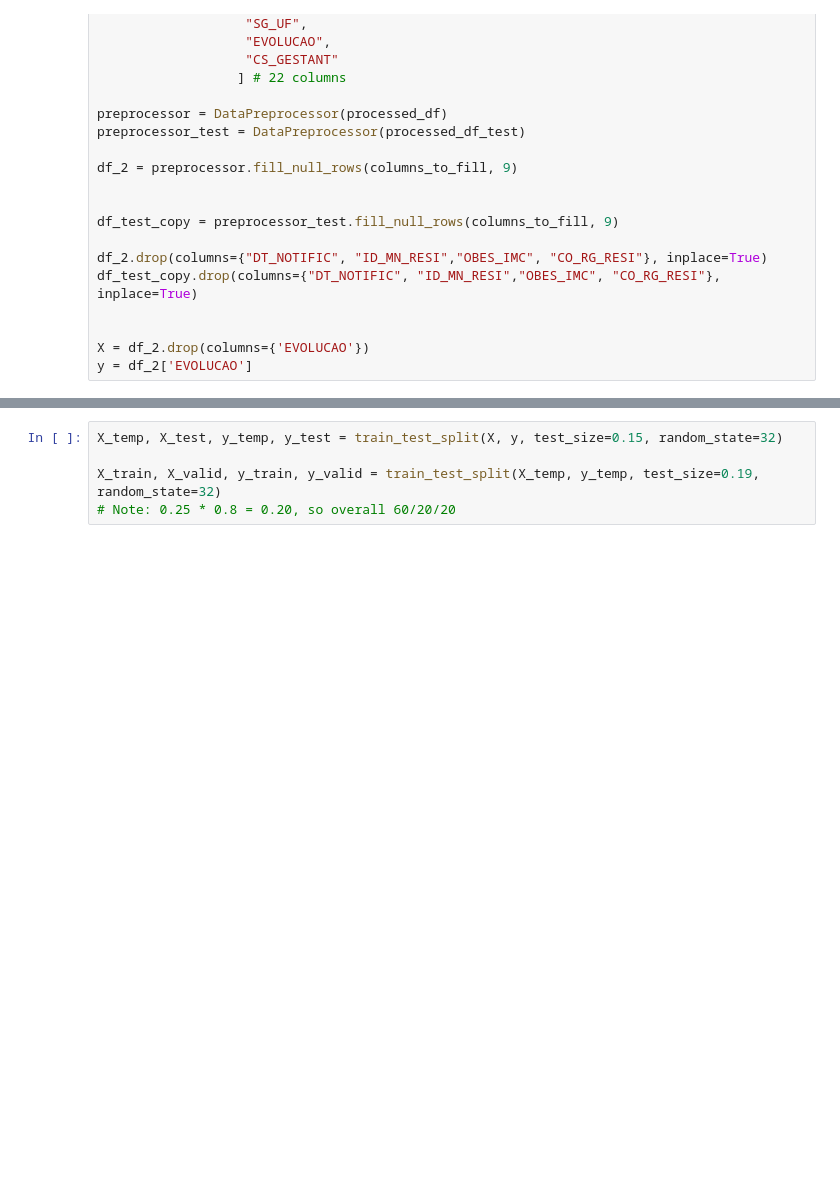
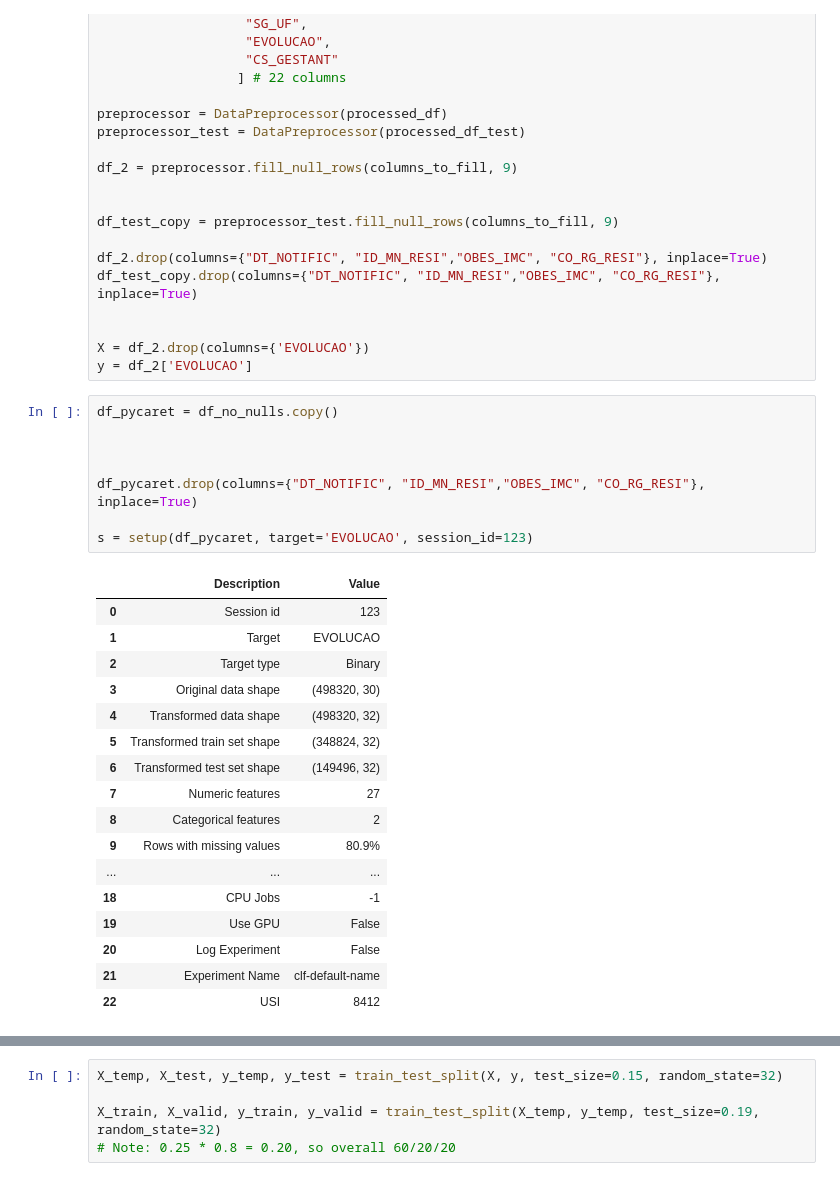
Before and after one commit to auserafim/ai-notebooks, a Jupyter notebook: covid_in_brazil/covid_in_brazil.ipynb, the cells around one changed output, grey strips where cells are left out. Cells and saved outputs as stored; diff of their text form; blank space fills up the shorter version.

Commit message:
stated using pycaret

```diff
--- a/covid_in_brazil/covid_in_brazil.ipynb
+++ b/covid_in_brazil/covid_in_brazil.ipynb
@@ -264,3 +264,29 @@ df_test_copy.drop(columns={"DT_NOTIFIC", "ID_MN_RESI","OBES_IMC", "CO_RG_RESI"},
 
 X = df_2.drop(columns={'EVOLUCAO'})
 y = df_2['EVOLUCAO']
+# %%
+df_pycaret = df_no_nulls.copy()
+
+
+
+df_pycaret.drop(columns={"DT_NOTIFIC", "ID_MN_RESI","OBES_IMC", "CO_RG_RESI"}, inplace=True)
+
+s = setup(df_pycaret, target='EVOLUCAO', session_id=123)
+# %% [output]
+|  | Description | Value |
+| 0 | Session id | 123 |
+| 1 | Target | EVOLUCAO |
+| 2 | Target type | Binary |
+| 3 | Original data shape | (498320, 30) |
+| 4 | Transformed data shape | (498320, 32) |
+| 5 | Transformed train set shape | (348824, 32) |
+| 6 | Transformed test set shape | (149496, 32) |
+| 7 | Numeric features | 27 |
+| 8 | Categorical features | 2 |
+| 9 | Rows with missing values | 80.9% |
+| ... | ... | ... |
+| 18 | CPU Jobs | -1 |
+| 19 | Use GPU | False |
+| 20 | Log Experiment | False |
+| 21 | Experiment Name | clf-default-name |
+| 22 | USI | 8412 |
```
Also changed, not shown: parts of 2 cells of this notebook, 1 other file.
